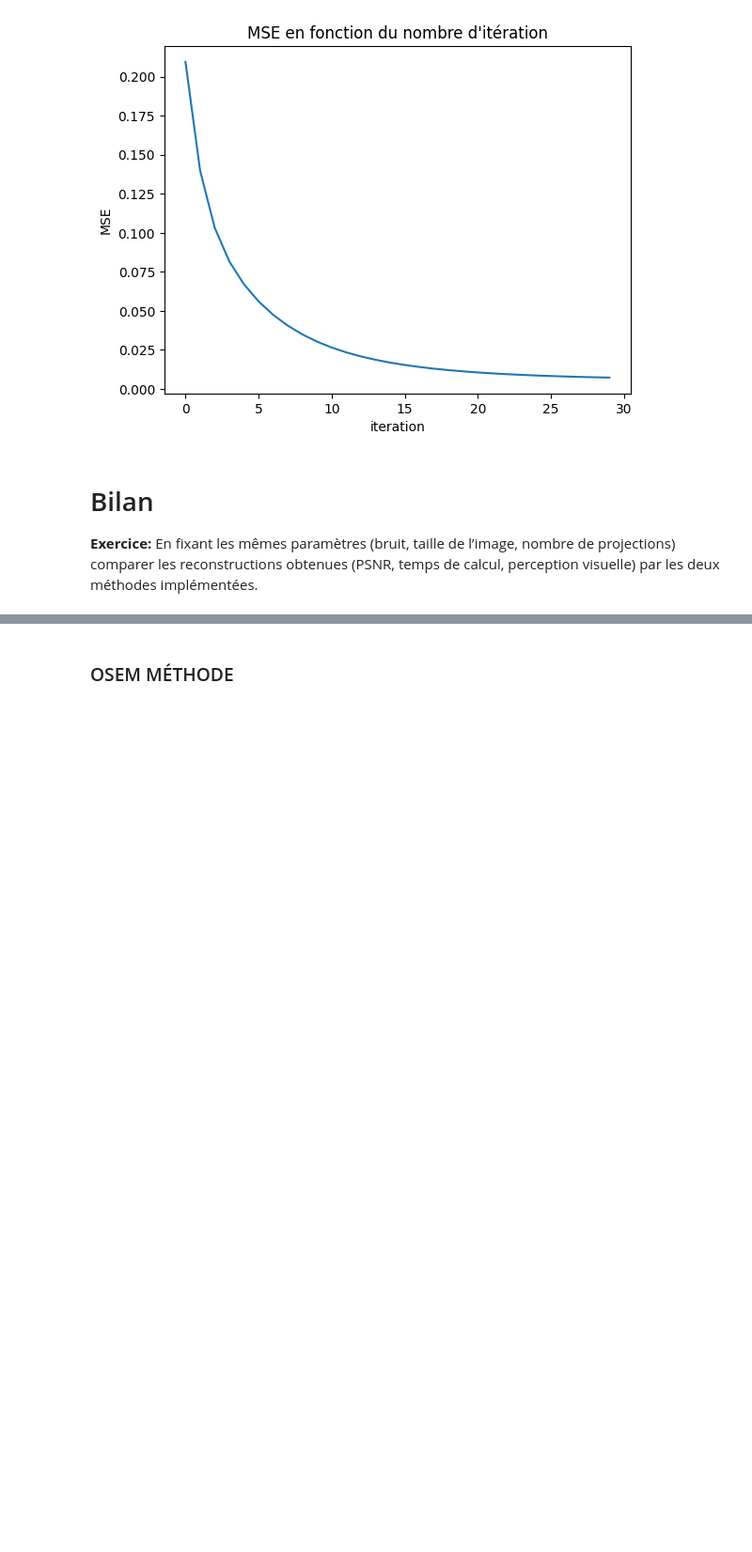
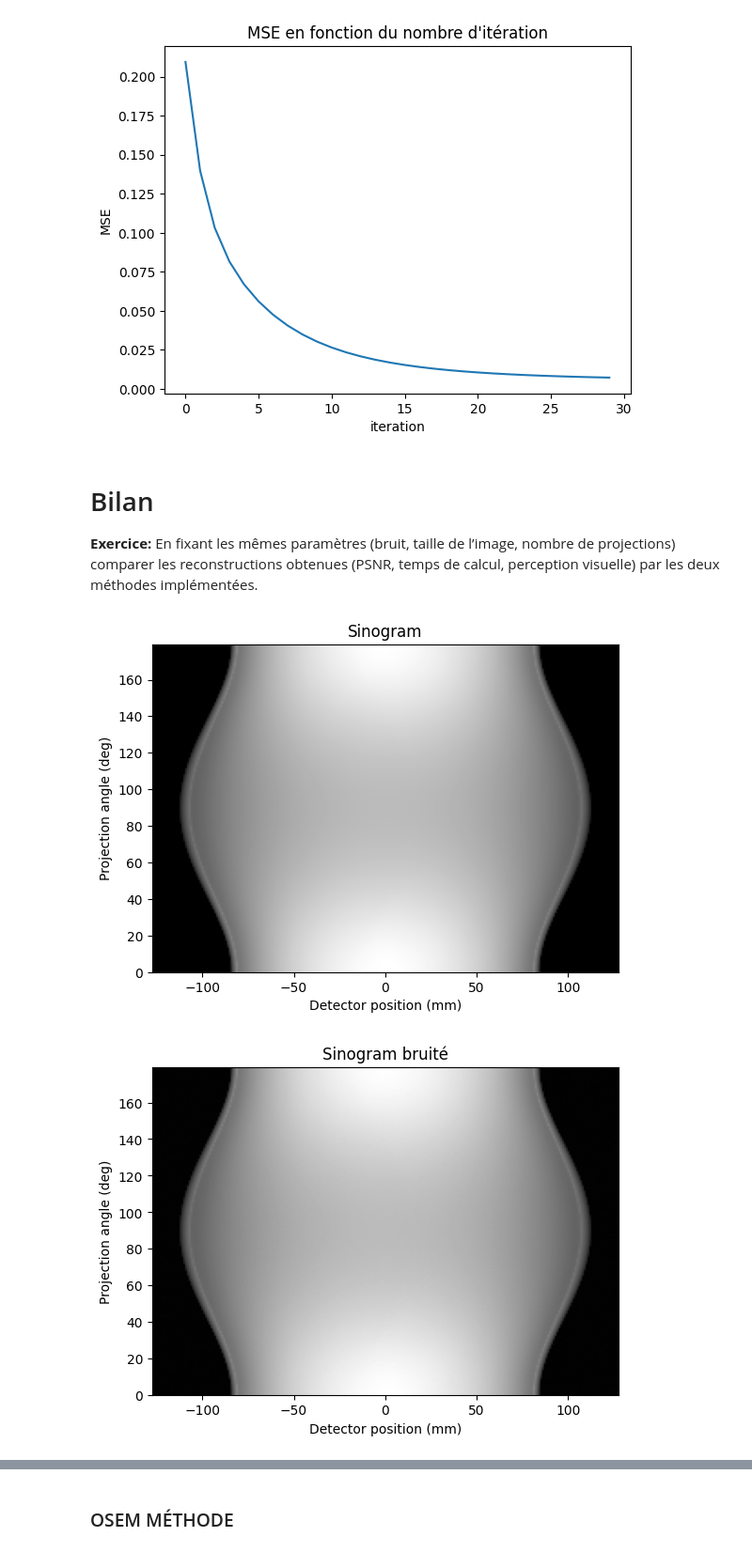
Before and after one commit to lucanchling/Imagerie_Medicale, a Jupyter notebook: Tomographie/tp_tomo.ipynb, the cells around one changed output, grey strips where cells are left out. Shown at 94% size. Drawn from its saved outputs; the diff is of its cells as text; code cells hidden in the pictures; blank space fills up the shorter version.

```diff
--- a/Tomographie/tp_tomo.ipynb
+++ b/Tomographie/tp_tomo.ipynb
@@ -523,3 +520,26 @@ Text(0.5, 1.0, "MSE en fonction du nombre d'itération")
 # %% [markdown]
 # Bilan
 **Exercice:** En fixant les mêmes paramètres (bruit, taille de l’image, nombre de projections) comparer les reconstructions obtenues (PSNR, temps de calcul, perception visuelle) par les deux méthodes implémentées.
+# %%
+### Bilan
+
+##sinogramme
+Ntheta = 256
+thetadeg = np.linspace(0,180,Ntheta,endpoint=False)
+sinogram, s = RadonTransformSheppLogan(thetadeg)
+plt.imshow(sinogram, 'gray',extent=(s[0],s[-1],thetadeg[0],thetadeg[-1]),origin='lower')
+plt.ylabel('Projection angle (deg)')
+plt.xlabel('Detector position (mm)')
+plt.title('Sinogram')
+plt.show()
+
+##sinogramme bruité
+sinogram_bruite = sinogram + np.random.normal(0,0.5,sinogram.shape)
+plt.imshow(sinogram_bruite, 'gray',extent=(s[0],s[-1],thetadeg[0],thetadeg[-1]),origin='lower')
+plt.ylabel('Projection angle (deg)')
+plt.xlabel('Detector position (mm)')
+plt.title('Sinogram bruité')
+plt.show()
+# %% [output]
+[figure, added]
+[figure, added]
```
Also changed, not shown: parts of 7 cells of this notebook, 8 other files.
